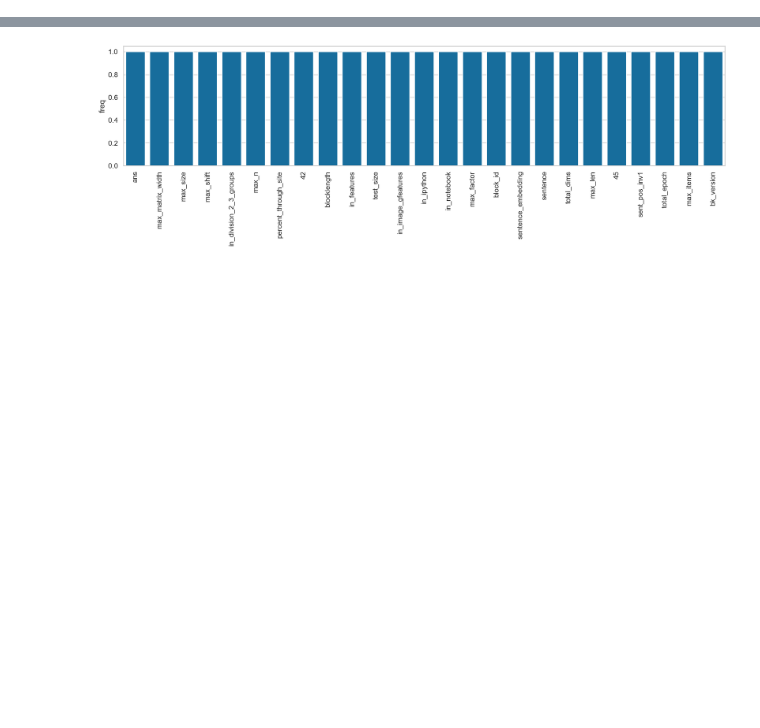
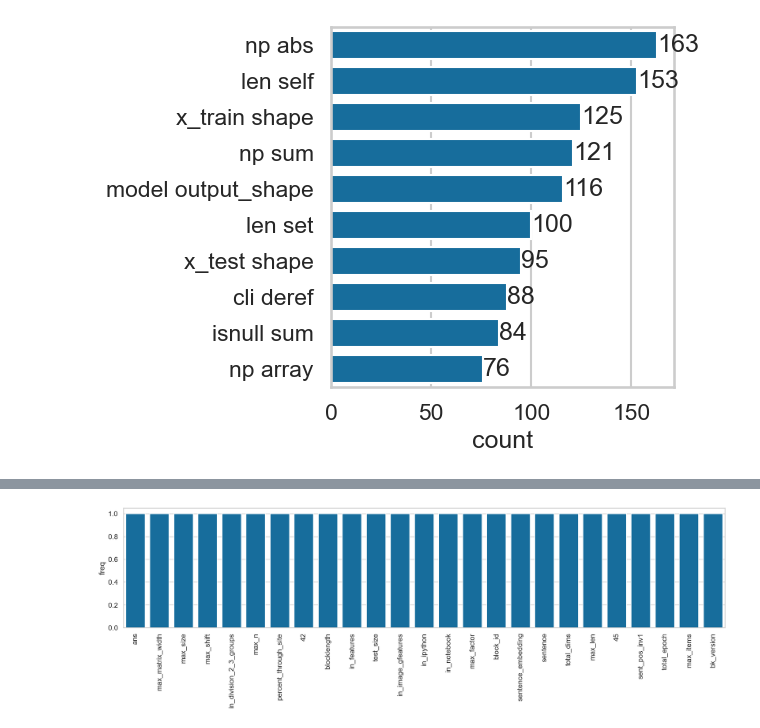
Before and after one commit to arumoy-shome/shome2023notebook, a Jupyter notebook: docs/analysis.ipynb, the cells around one changed output, grey strips where cells are left out. Drawn from its saved outputs; the diff is of its cells as text; code cells hidden in the pictures; blank space fills up the shorter version.

```diff
--- a/docs/analysis.ipynb
+++ b/docs/analysis.ipynb
@@ -150,0 +201,4 @@ ax.tick_params(axis='x', rotation=90)
+# %%
+lhs = compares.apply(lambda x: x.left)
+lhs = lhs.apply(lambda x: ast.unparse(x))
+lhs
@@ -150,0 +218,21 @@ ax.tick_params(axis='x', rotation=90)
+# %%
+vectorizer = CountVectorizer(
+    stop_words=None,
+    ngram_range=(2,2),
+)
+X = vectorizer.fit_transform(lhs)
+counts = pd.DataFrame(
+    data={"count": X.toarray().sum(axis=0)},
+    index=vectorizer.get_feature_names_out(),
+)
+counts = counts.sort_values(by=["count"], ascending=False)
+# %%
+ax = sns.barplot(
+    data=counts["count"].head(10),
+    orient="h"
+)
+ax.bar_label(ax.containers[0])
+plt.tight_layout()
+plt.savefig("report/common-compare-lhs.pdf")
+# %% [output]
+[figure, added]
```
Also changed, not shown: parts of 94 cells of this notebook, 17 other files.
